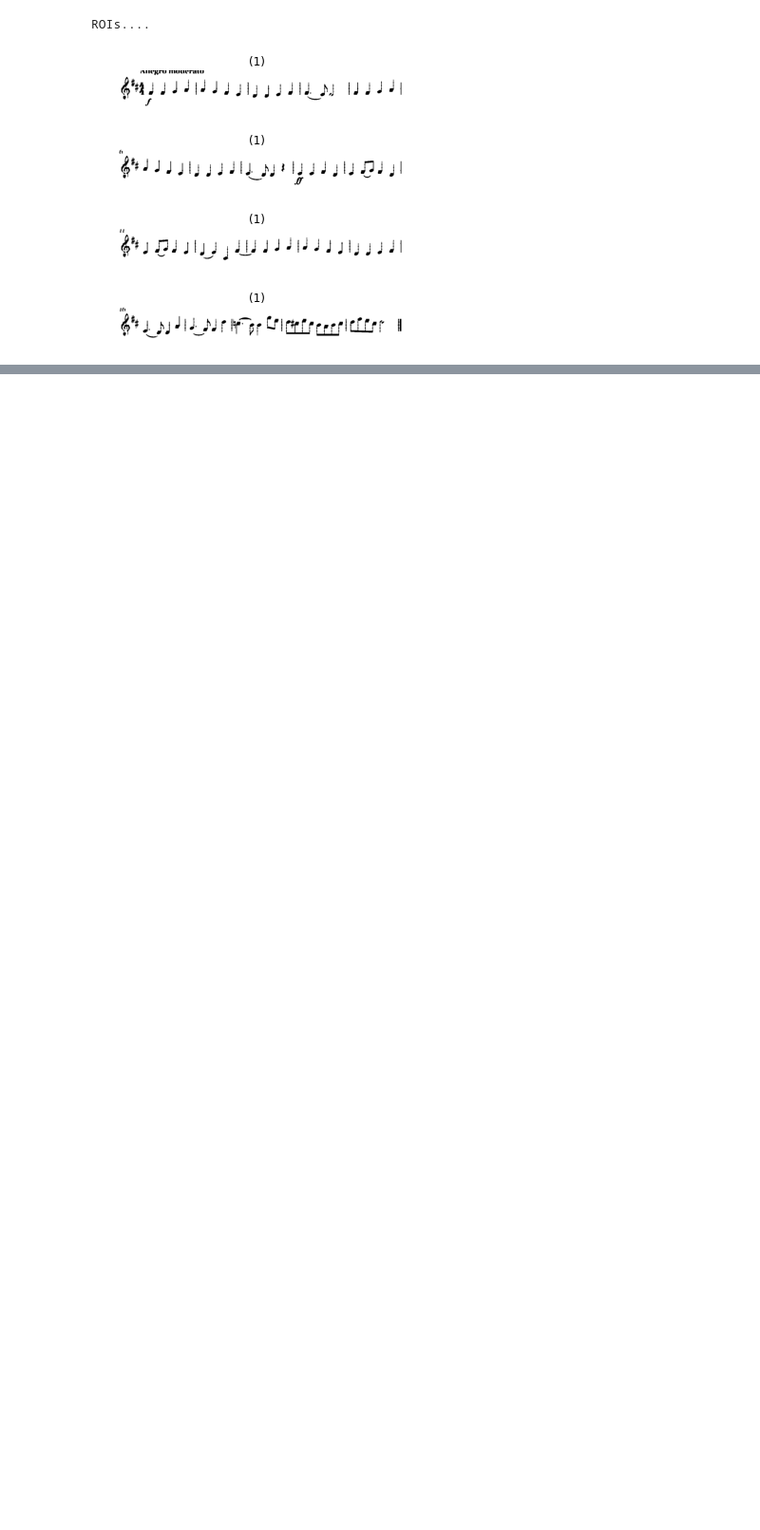
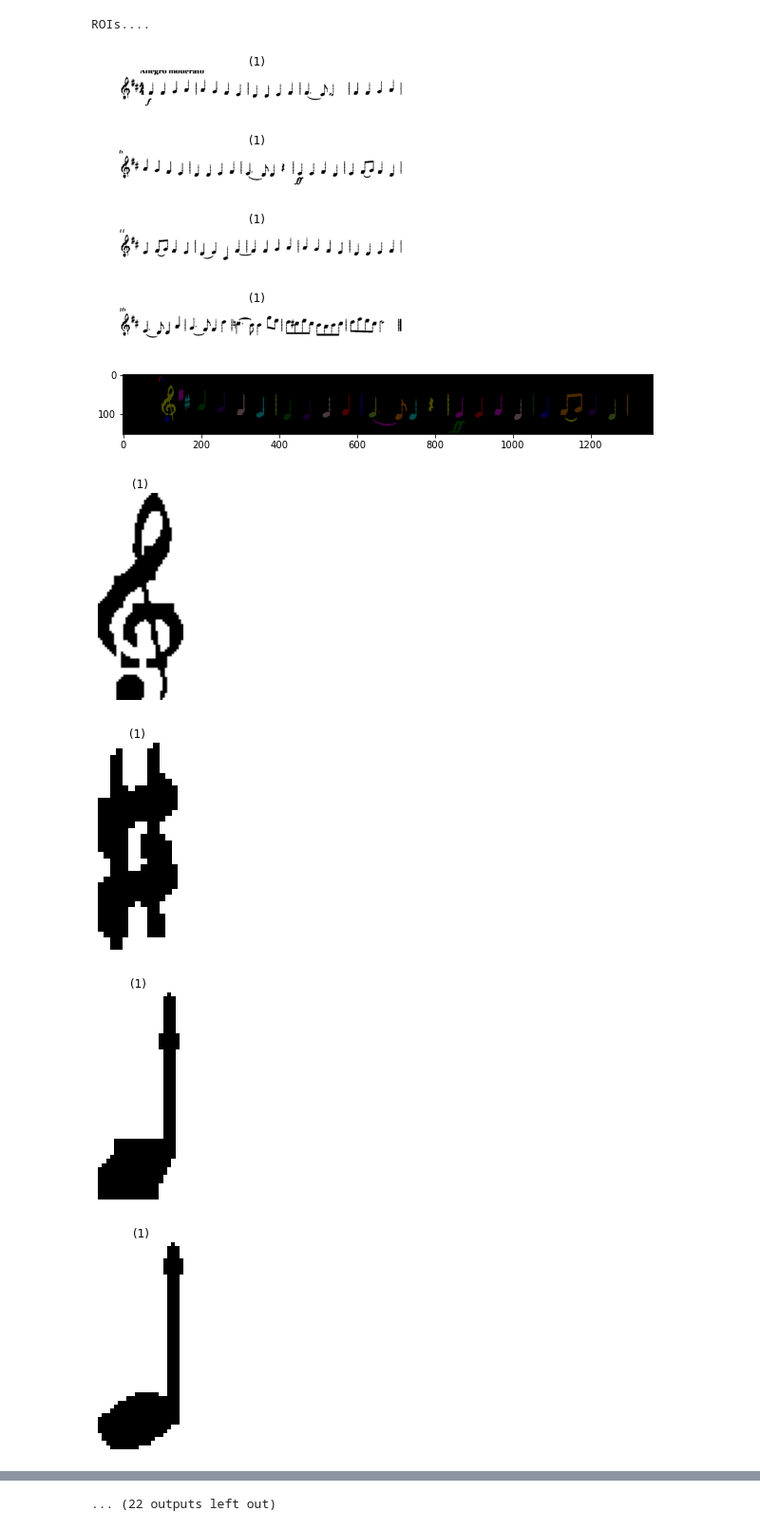
Before and after one commit to aashrafh/Mozart, a Jupyter notebook: omr3.ipynb, the cells around one changed output, grey strips where cells are left out. Shown at 95% size. Saved outputs shown, nothing was run; the diff lists cells and outputs as text; code cells hidden in the pictures; blank space fills up the shorter version.

```diff
--- a/omr3.ipynb
+++ b/omr3.ipynb
@@ -202,0 +210,26 @@ def connected_components():
+# %%
+img = regions_of_interest[1]
+thresh = threshold_otsu(img)
+bw = closing(img <= thresh, square(3))
+label_img = label(bw)
+img_label_overlay = label2rgb(label_img, image=img, bg_label=0)
+fig, ax = plt.subplots(figsize=(10, 6))
+ax.imshow(img_label_overlay)
+for region in regionprops(label_img):
+    # take regions with large enough areas
+    if region.area >= 100:
+        # draw rectangle around segmented coins
+        minr, minc, maxr, maxc = region.bbox
+        show_images([img[minr:maxr, minc:maxc]])
+        rect = mpatches.Rectangle((minc, minr), maxc - minc, maxr - minr,
+                                  fill=False, edgecolor='red', linewidth=2)
+        ax.add_patch(rect)
+ax.set_axis_off()
+plt.tight_layout()
+plt.show()
+# %% [output]
+[figure, added]
+[figure, added]
+[figure, added]
+[figure, added]
+[figure, added]
@@ -203,3 +243,4 @@ def connected_components():
+... (22 outputs left out)
 # %%
 img = regions_of_interest[1]
 if thickness % 2 == 0:
```
Also changed, not shown: parts of 10 cells of this notebook, 2 other files.
